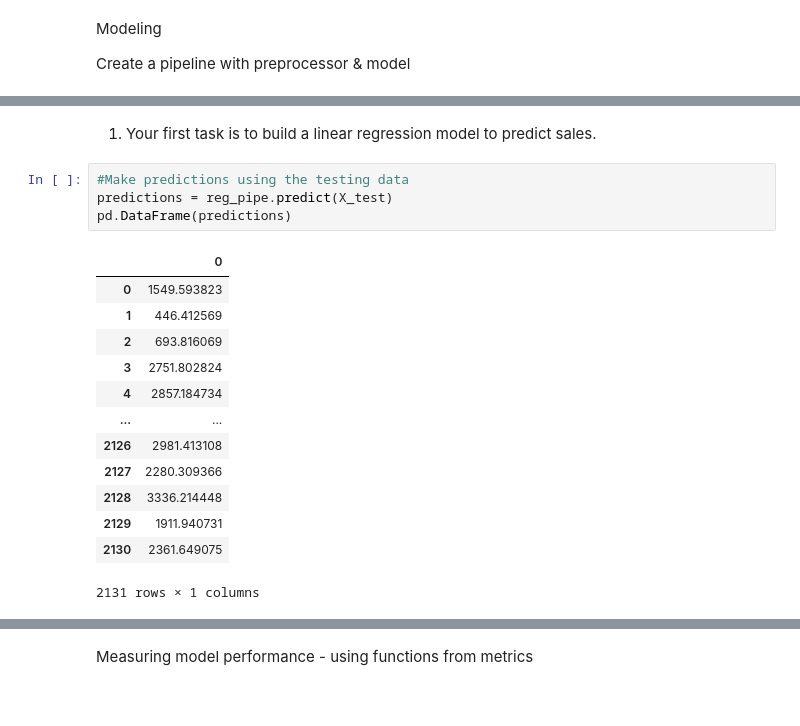
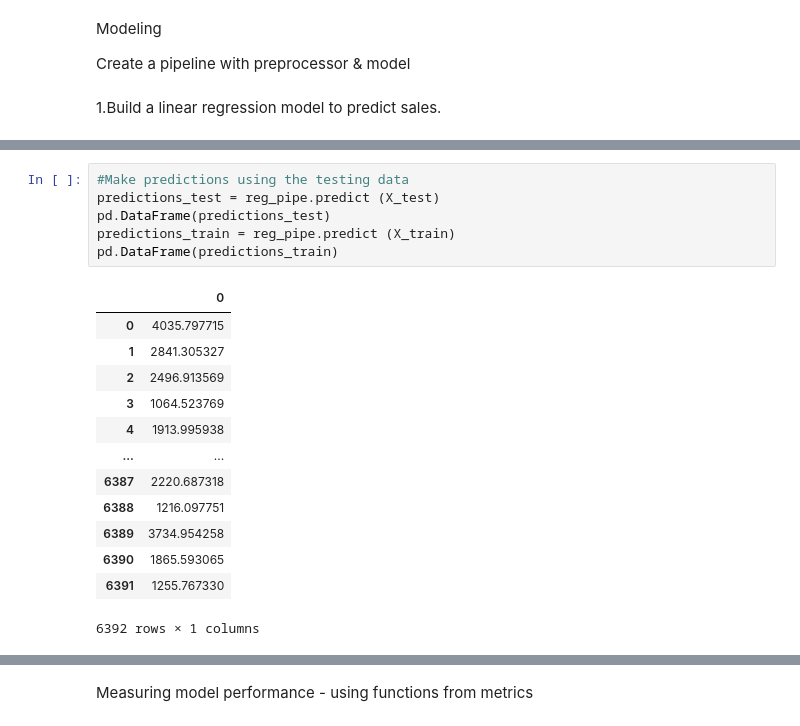
Before and after one commit to SuhasiniTatipalli/Sales-Prediction, a Jupyter notebook: Project_1_Final.ipynb, the cells around one changed output, grey strips where cells are left out. Saved outputs shown, nothing was run; the diff lists cells and outputs as text.

```diff
--- a/Project_1_Final.ipynb
+++ b/Project_1_Final.ipynb
@@ -204,6 +204,8 @@ ColumnTransformer(remainder='passthrough',
 Modeling
 
 Create a pipeline with preprocessor & model
+# %% [markdown]
+1.Build a linear regression model to predict sales.
 # %%
 ## Make and fit a linear regression model
 reg = LinearRegression()
@@ -230,23 +232,23 @@ Pipeline(steps=[('columntransformer',
                                                                    StandardScaler())]),
                                                   <sklearn.compose._column_transformer.make_column_selector object at 0x...>)])),
                 ('linearregression', LinearRegression())])
-# %% [markdown]
-1. Your first task is to build a linear regression model to predict sales.
 # %%
 #Make predictions using the testing data
-predictions = reg_pipe.predict(X_test)
-pd.DataFrame(predictions)
+predictions_test = reg_pipe.predict (X_test)
+pd.DataFrame(predictions_test)
+predictions_train = reg_pipe.predict (X_train)
+pd.DataFrame(predictions_train)
 # %% [output]
 |  | 0 |
-| 0 | 1549.593823 |
-| 1 | 446.412569 |
-| 2 | 693.816069 |
-| 3 | 2751.802824 |
-| 4 | 2857.184734 |
+| 0 | 4035.797715 |
+| 1 | 2841.305327 |
+| 2 | 2496.913569 |
+| 3 | 1064.523769 |
+| 4 | 1913.995938 |
 | ... | ... |
-| 2126 | 2981.413108 |
-| 2127 | 2280.309366 |
-| 2128 | 3336.214448 |
-| 2129 | 1911.940731 |
-| 2130 | 2361.649075 |
+| 6387 | 2220.687318 |
+| 6388 | 1216.097751 |
+| 6389 | 3734.954258 |
+| 6390 | 1865.593065 |
+| 6391 | 1255.767330 |
-2131 rows × 1 columns
+6392 rows × 1 columns
```
Also changed, not shown: parts of 6 cells of this notebook.
